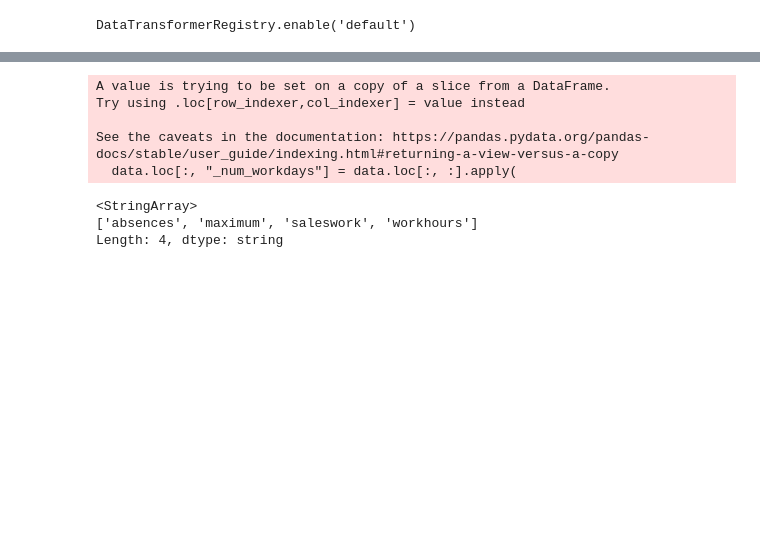
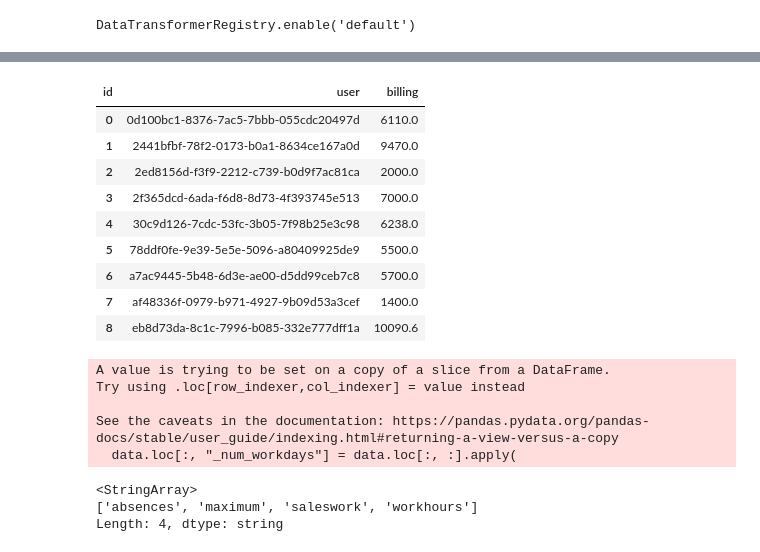
Before and after one commit to vreima/tie-dashboard, a Jupyter notebook: testing-notebook.ipynb, the cells around one changed output, grey strips where cells are left out. Cells and saved outputs as stored; diff of their text form; code cells hidden in the pictures; blank space fills up the shorter version.

```diff
--- a/testing-notebook.ipynb
+++ b/testing-notebook.ipynb
@@ -68,0 +157,5 @@ hours["cost"] = hours.user.map(us2)
+# %%
+base = src.database.database.Base("kpi-dev-02", "billing")
+latest_date = base.find_max_value("forecast_date")
+
+billing_f = base.find({"forecast_date": latest_date})
@@ -69,3 +164,24 @@ hours["cost"] = hours.user.map(us2)
+# %%
+x = src.util.process.unravel(billing_f)
+x[(x.date >= "2023-08-01") & (x.date < "2023-09-01")].pivot_table(
+        "value",
+        index=["user"],
+        columns="id",
+        aggfunc="sum",
+        fill_value=0,
+        dropna=False,
+    ).reset_index()
+# %% [output]
+| id | user | billing |
+| 0 | 0d100bc1-8376-7ac5-7bbb-055cdc20497d | 6110.0 |
+| 1 | 2441bfbf-78f2-0173-b0a1-8634ce167a0d | 9470.0 |
+| 2 | 2ed8156d-f3f9-2212-c739-b0d9f7ac81ca | 2000.0 |
+| 3 | 2f365dcd-6ada-f6d8-8d73-4f393745e513 | 7000.0 |
+| 4 | 30c9d126-7cdc-53fc-3b05-7f98b25e3c98 | 6238.0 |
+| 5 | 78ddf0fe-9e39-5e5e-5096-a80409925de9 | 5500.0 |
+| 6 | a7ac9445-5b48-6d3e-ae00-d5dd99ceb7c8 | 5700.0 |
+| 7 | af48336f-0979-b971-4927-9b09d53a3cef | 1400.0 |
+| 8 | eb8d73da-8c1c-7996-b085-332e777dff1a | 10090.6 |
 # %%
 u = src.severa.process.unravel(hours)
 c = src.severa.process.cull_before(
```
Also changed, not shown: parts of 7 cells of this notebook, 9 other files.
